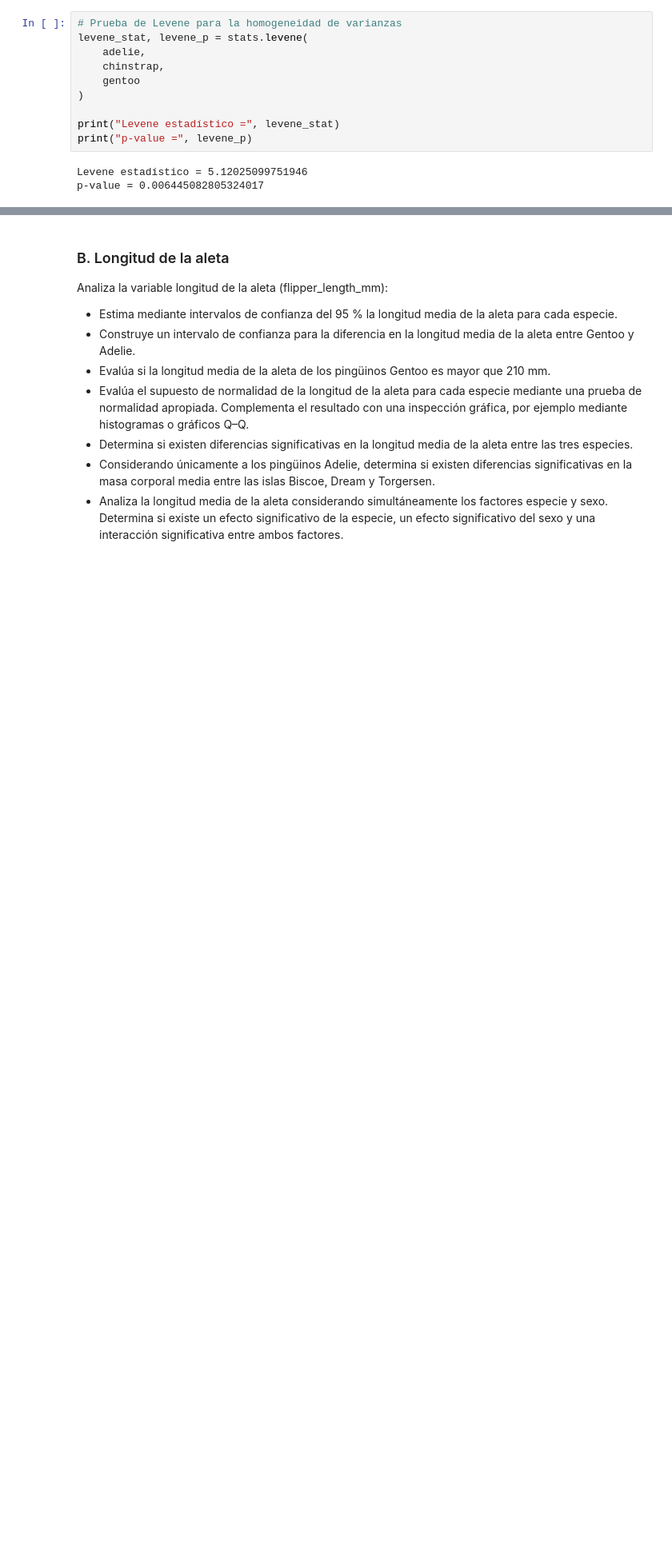
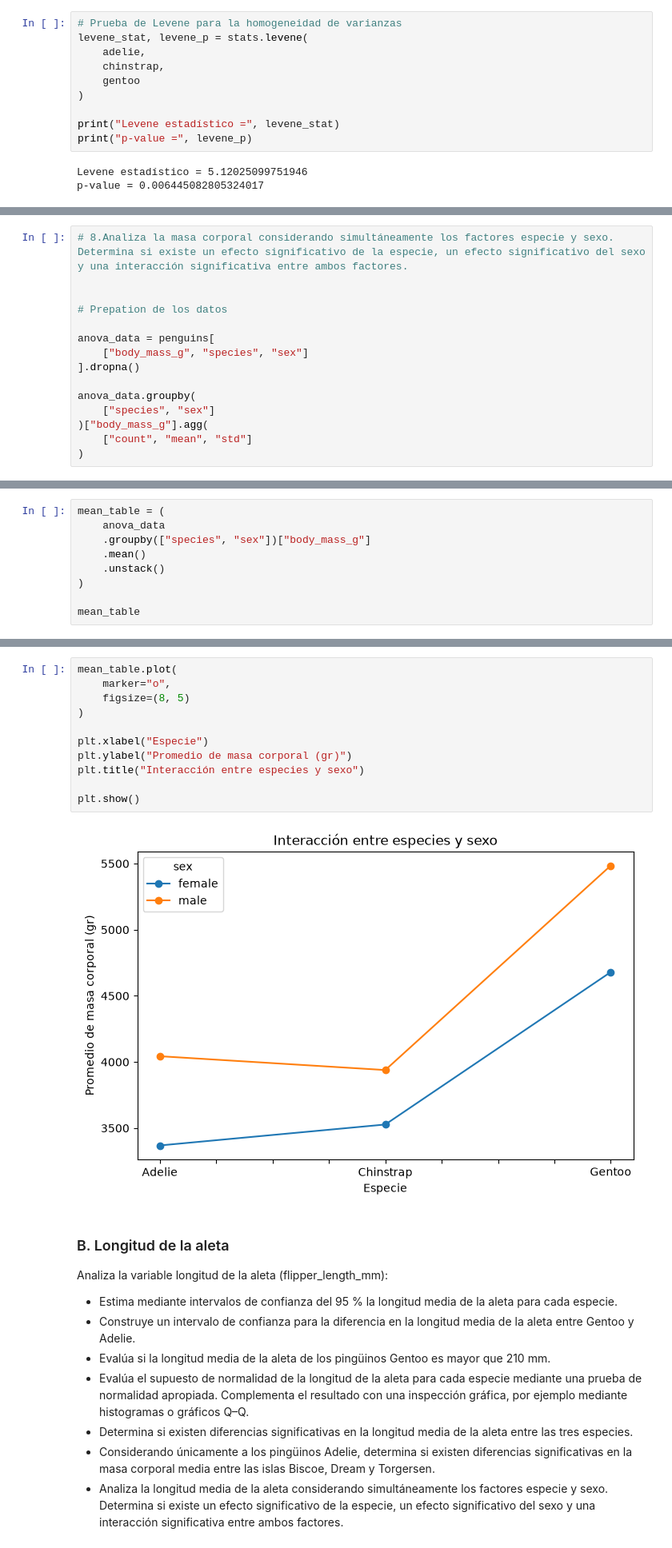
Before and after one commit to Edgarong17/Tareas_Omar, a Jupyter notebook: analisis_inferencial/Actividad.ipynb, the cells around one changed output, grey strips where cells are left out. Shown at 80% size. Cells and saved outputs as stored; diff of their text form; blank space fills up the shorter version.

```diff
--- a/analisis_inferencial/Actividad.ipynb
+++ b/analisis_inferencial/Actividad.ipynb
@@ -454,0 +573,15 @@ Rechazamos H0
+# %%
+# 8.Analiza la masa corporal considerando simultáneamente los factores especie y sexo. Determina si existe un efecto significativo de la especie, un efecto significativo del sexo y una interacción significativa entre ambos factores.
+
+
+# Prepation de los datos
+
+anova_data = penguins[
+    ["body_mass_g", "species", "sex"]
+].dropna()
+
+anova_data.groupby(
+    ["species", "sex"]
+)["body_mass_g"].agg(
+    ["count", "mean", "std"]
+)
@@ -454,0 +617,9 @@ Rechazamos H0
+# %%
+mean_table = (
+    anova_data
+    .groupby(["species", "sex"])["body_mass_g"]
+    .mean()
+    .unstack()
+)
+
+mean_table
@@ -455,3 +632,16 @@ Rechazamos H0
+# %%
+mean_table.plot(
+    marker="o",
+    figsize=(8, 5)
+)
+
+plt.xlabel("Especie")
+plt.ylabel("Promedio de masa corporal (gr)")
+plt.title("Interacción entre especies y sexo")
+
+plt.show()
+# %% [output]
+[figure, added]
 # %% [markdown]
 ### B. Longitud de la aleta
 
```
Also changed, not shown: parts of 22 cells of this notebook.
